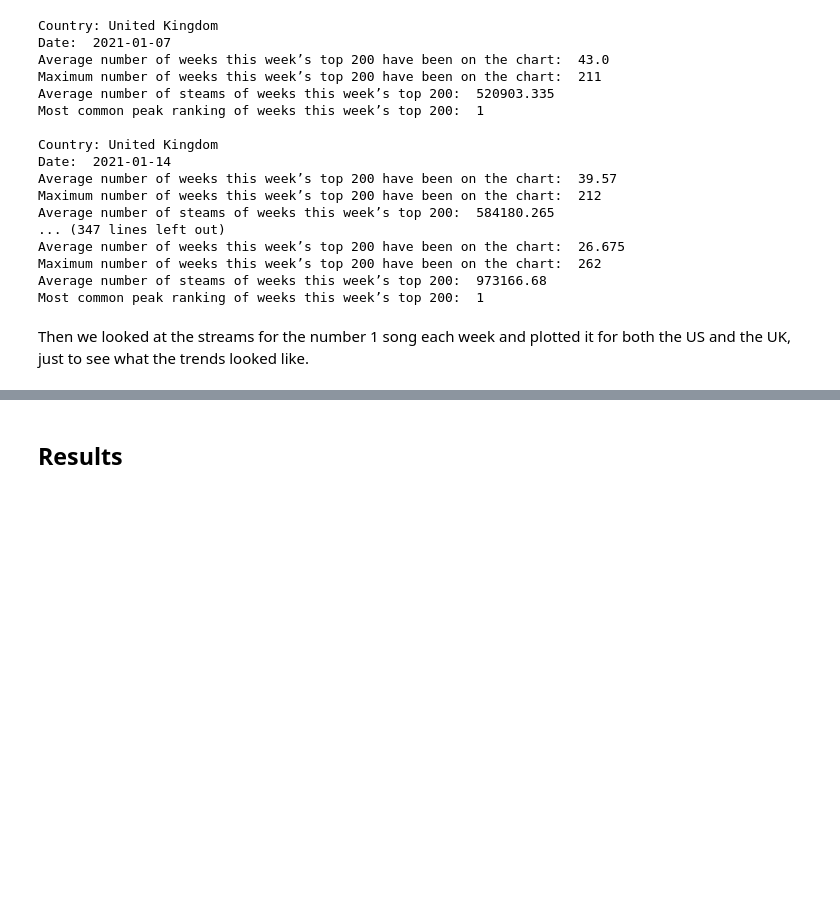
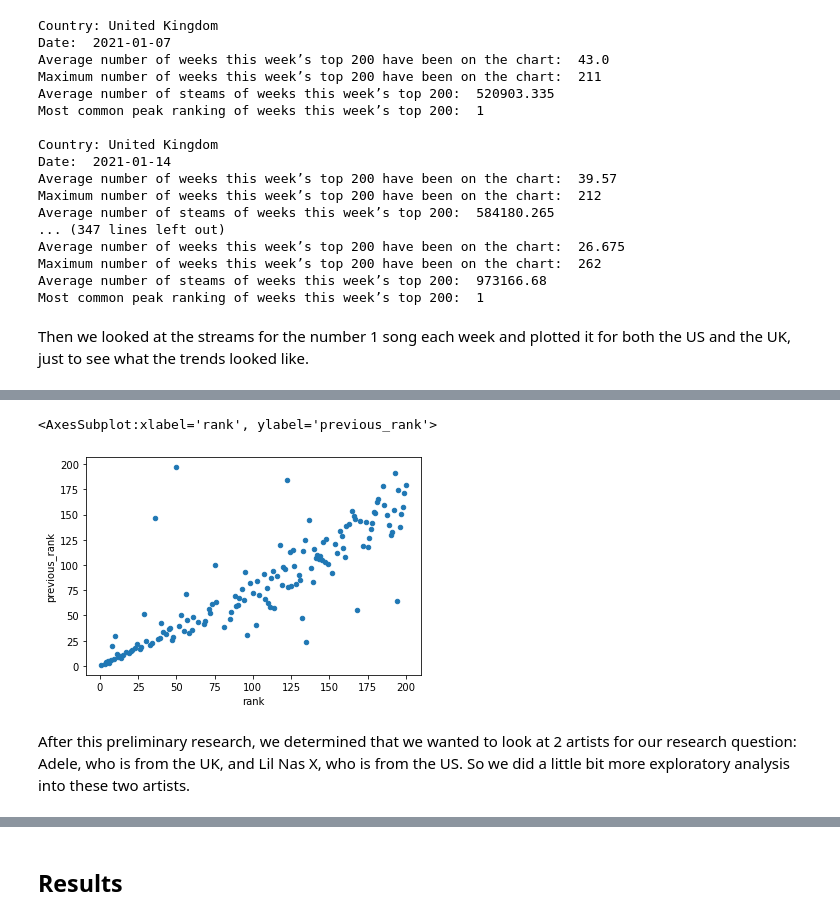
Before and after one commit to spurthirallapalli/DH140-FinalProject, a Jupyter notebook: FinalProject/FinalProject.ipynb, the cells around one changed output, grey strips where cells are left out. Cells and saved outputs as stored; diff of their text form; code cells hidden in the pictures; blank space fills up the shorter version.

Commit message:
Final Project Preliminary Analysis 3

```diff
--- a/FinalProject/FinalProject.ipynb
+++ b/FinalProject/FinalProject.ipynb
@@ -300,0 +321,3 @@ number1uk.plot(kind='bar', x='date', y='streams')
+# %%
+peakprevUK = weekly_gb_charts.loc[weekly_gb_charts['date'] == "2021-11-18T00:00:00.000000000"]
+peakprevUK.head()
@@ -300,0 +331,8 @@ number1uk.plot(kind='bar', x='date', y='streams')
+# %%
+peakprevfiltUK = peakprevUK.loc[peakprevUK['previous_rank'] != -1]
+peakprevfiltUK.plot(kind='scatter', x='rank', y='previous_rank')
+# %% [output]
+<AxesSubplot:xlabel='rank', ylabel='previous_rank'>
+[figure, added]
+# %% [markdown]
+After this preliminary research, we determined that we wanted to look at 2 artists for our research question: Adele, who is from the UK, and Lil Nas X, who is from the US. So we did a little bit more exploratory analysis into these two artists.
```
Also changed, not shown: parts of 18 cells of this notebook.
